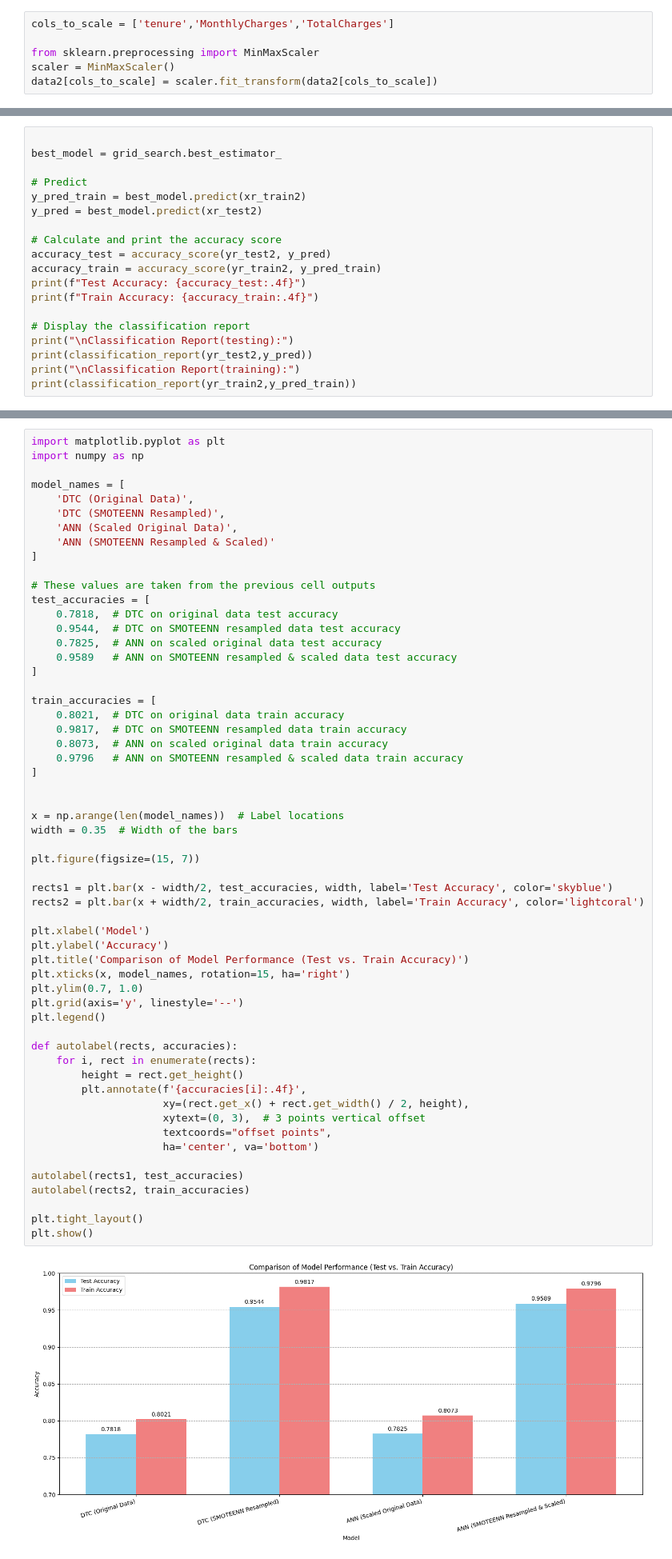
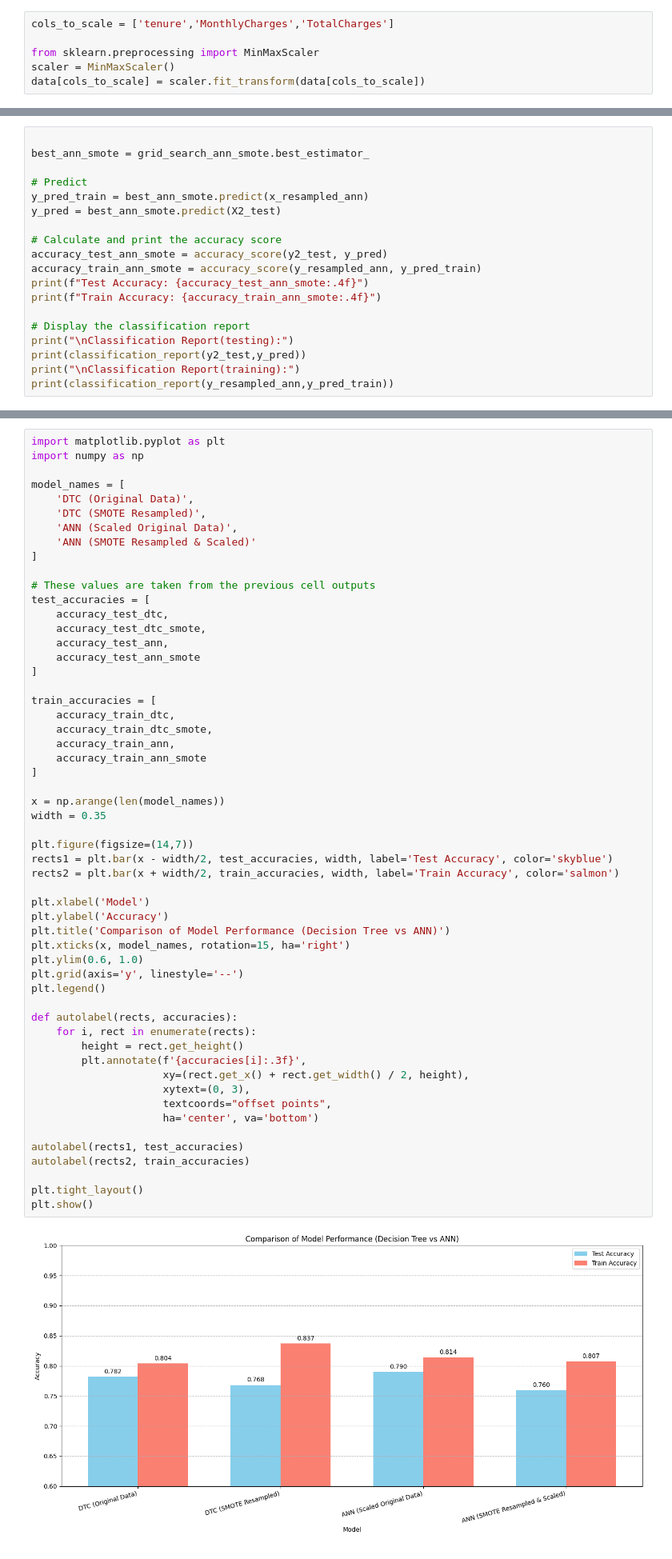
Before and after one commit to Rashilajayasinghe/Customer-Churn-Prediction, a Jupyter notebook: churnpredictor.ipynb, the cells around one changed output, grey strips where cells are left out. Shown at 80% size. Cells and saved outputs as stored; diff of their text form.

```diff
--- a/churnpredictor.ipynb
+++ b/churnpredictor.ipynb
@@ -178,4 +173,4 @@ cols_to_scale = ['tenure','MonthlyCharges','TotalCharges']
 
 from sklearn.preprocessing import MinMaxScaler
 scaler = MinMaxScaler()
-data2[cols_to_scale] = scaler.fit_transform(data2[cols_to_scale])
+data[cols_to_scale] = scaler.fit_transform(data[cols_to_scale])
@@ -381,21 +378,21 @@ yr_test2[:10] #orginal test set
 dtype: int64
 # %%
 
-best_model = grid_search.best_estimator_
+best_ann_smote = grid_search_ann_smote.best_estimator_
 
 # Predict
-y_pred_train = best_model.predict(xr_train2)
-y_pred = best_model.predict(xr_test2)
+y_pred_train = best_ann_smote.predict(x_resampled_ann)
+y_pred = best_ann_smote.predict(X2_test)
 
 # Calculate and print the accuracy score
-accuracy_test = accuracy_score(yr_test2, y_pred)
-accuracy_train = accuracy_score(yr_train2, y_pred_train)
-print(f"Test Accuracy: {accuracy_test:.4f}")
-print(f"Train Accuracy: {accuracy_train:.4f}")
+accuracy_test_ann_smote = accuracy_score(y2_test, y_pred)
+accuracy_train_ann_smote = accuracy_score(y_resampled_ann, y_pred_train)
+print(f"Test Accuracy: {accuracy_test_ann_smote:.4f}")
+print(f"Train Accuracy: {accuracy_train_ann_smote:.4f}")
 
 # Display the classification report
 print("\nClassification Report(testing):")
-print(classification_report(yr_test2,y_pred))
+print(classification_report(y2_test,y_pred))
 print("\nClassification Report(training):")
-print(classification_report(yr_train2,y_pred_train))
+print(classification_report(y_resampled_ann,y_pred_train))
 # %% [output]
@@ -435,59 +432,57 @@ import numpy as np
 
 model_names = [
     'DTC (Original Data)',
-    'DTC (SMOTEENN Resampled)',
+    'DTC (SMOTE Resampled)',
     'ANN (Scaled Original Data)',
-    'ANN (SMOTEENN Resampled & Scaled)'
+    'ANN (SMOTE Resampled & Scaled)'
 ]
 
 # These values are taken from the previous cell outputs
 test_accuracies = [
-    0.7818,  # DTC on original data test accuracy
-    0.9544,  # DTC on SMOTEENN resampled data test accuracy
-    0.7825,  # ANN on scaled original data test accuracy
-    0.9589   # ANN on SMOTEENN resampled & scaled data test accuracy
+    accuracy_test_dtc,
+    accuracy_test_dtc_smote,
+    accuracy_test_ann,
+    accuracy_test_ann_smote
 ]
 
 train_accuracies = [
-    0.8021,  # DTC on original data train accuracy
-    0.9817,  # DTC on SMOTEENN resampled data train accuracy
-    0.8073,  # ANN on scaled original data train accuracy
-    0.9796   # ANN on SMOTEENN resampled & scaled data train accuracy
+    accuracy_train_dtc,
+    accuracy_train_dtc_smote,
+    accuracy_train_ann,
+    accuracy_train_ann_smote
 ]
 
+x = np.arange(len(model_names))
+width = 0.35
 
-x = np.arange(len(model_names))  # Label locations
-width = 0.35  # Width of the bars
-
-plt.figure(figsize=(15, 7))
-
+plt.figure(figsize=(14,7))
 rects1 = plt.bar(x - width/2, test_accuracies, width, label='Test Accuracy', color='skyblue')
-rects2 = plt.bar(x + width/2, train_accuracies, width, label='Train Accuracy', color='lightcoral')
+rects2 = plt.bar(x + width/2, train_accuracies, width, label='Train Accuracy', color='salmon')
 
 plt.xlabel('Model')
 plt.ylabel('Accuracy')
-plt.title('Comparison of Model Performance (Test vs. Train Accuracy)')
+plt.title('Comparison of Model Performance (Decision Tree vs ANN)')
 plt.xticks(x, model_names, rotation=15, ha='right')
-plt.ylim(0.7, 1.0)
+plt.ylim(0.6, 1.0)
 plt.grid(axis='y', linestyle='--')
 plt.legend()
 
 def autolabel(rects, accuracies):
     for i, rect in enumerate(rects):
         height = rect.get_height()
-        plt.annotate(f'{accuracies[i]:.4f}',
+        plt.annotate(f'{accuracies[i]:.3f}',
                      xy=(rect.get_x() + rect.get_width() / 2, height),
-                     xytext=(0, 3),  # 3 points vertical offset
+                     xytext=(0, 3),
                      textcoords="offset points",
                      ha='center', va='bottom')
 
 autolabel(rects1, test_accuracies)
 autolabel(rects2, train_accuracies)
 
 plt.tight_layout()
 plt.show()
 # %% [output]
-[figure, old version]
+[figure, new version]
 # %%
 data
 # %% [output]
```
Also changed, not shown: parts of 36 cells of this notebook.
